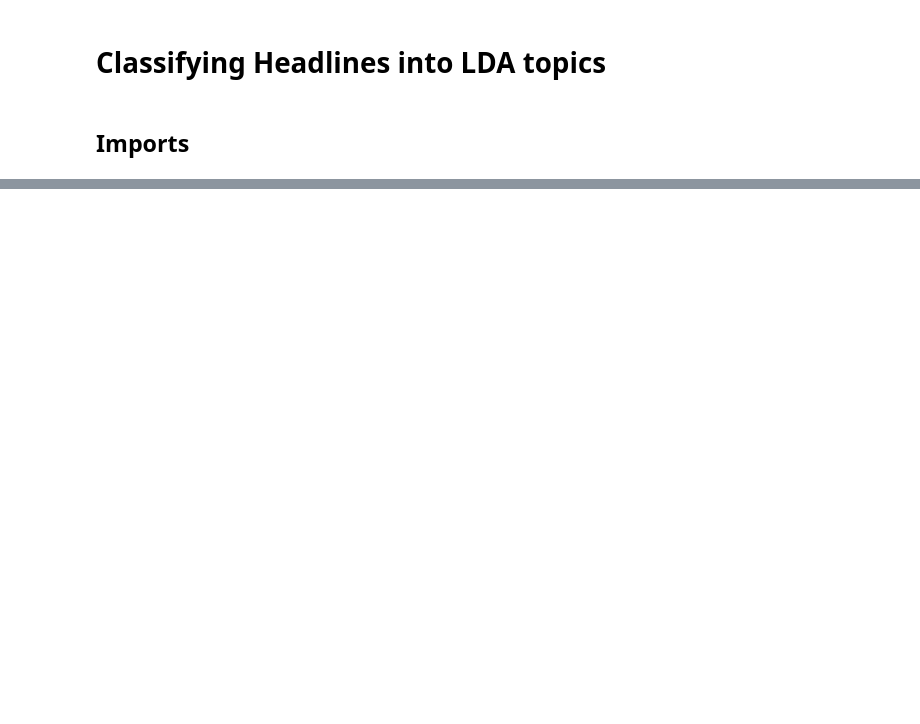
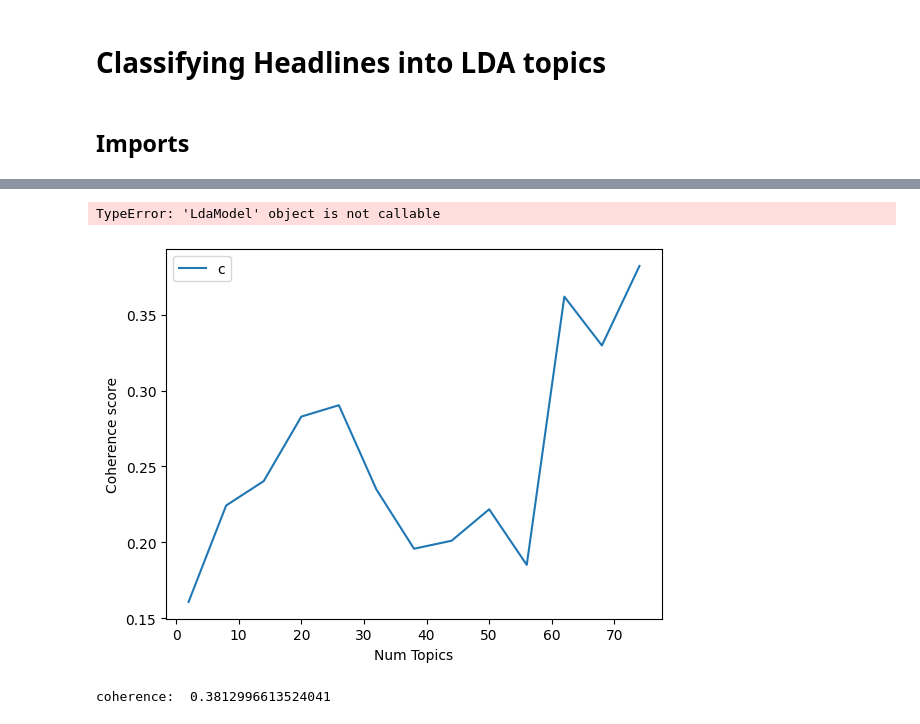
Before and after one commit to cLLiMate/cLLiMate, a Jupyter notebook: notebooks/psb-007-LDA_classification.ipynb, the cells around one changed output, grey strips where cells are left out. Saved outputs shown, nothing was run; the diff lists cells and outputs as text; code cells hidden in the pictures; blank space fills up the shorter version.

```diff
--- a/notebooks/psb-007-LDA_classification.ipynb
+++ b/notebooks/psb-007-LDA_classification.ipynb
@@ -7,4 +12,4 @@ import pandas as pd
 # %%
-total_data = pd.read_parquet("..data/processed/news-consolidated-v2.parquet")
+total_data = pd.read_parquet("../data/processed/news-consolidated-v2.parquet")
 total_data.head()
 # %% [output]
@@ -11,0 +63,3 @@ FileNotFoundError: [Errno 2] No such file or directory: '..data/processed/news-c
+# %%
+dictionary, corpus, headlines = preProcessData(total_data)
+bow_vectors = [dictionary.doc2bow(headline) for headline in headlines]
@@ -11,0 +81,33 @@ FileNotFoundError: [Errno 2] No such file or directory: '..data/processed/news-c
+# %%
+def compute_coherence_values(dictionary, corpus, texts, limit, start=2, step=3):
+
+    coherence_values = []
+    model_list = []
+    for num_topics in range(start, limit, step):
+        model=gensim.models.LdaMulticore(corpus=corpus, id2word=dictionary, num_topics=num_topics)
+        model_list.append(model)
+        coherencemodel = CoherenceModel(model=model, texts=texts, dictionary=dictionary, coherence='c_v')
+        coherence_values.append(coherencemodel.get_coherence())
+
+    return model_list, coherence_values
+# %%
+model_list, coherence_values = compute_coherence_values(dictionary, corpus, headlines, limit=40, start=2, step=6)
+# %% [output]
+TypeError: 'LdaModel' object is not callable
+# %%
+import matplotlib.pyplot as plt
+limit=80; start=2; step=6;
+x = range(start, limit, step)
+plt.plot(x, coherence_values)
+plt.xlabel("Num Topics")
+plt.ylabel("Coherence score")
+plt.legend(("coherence_values"), loc='best')
+plt.show()
+# %% [output]
+[figure, added]
+# %%
+coherence_model = CoherenceModel(model=lda, texts=headlines, dictionary=dictionary, coherence='c_v')
+coherence = coherence_model.get_coherence()
+print("coherence: ", coherence)
+# %% [output]
+coherence:  0.3812996613524041
```
Also changed, not shown: parts of 7 cells of this notebook, 5 other files.
